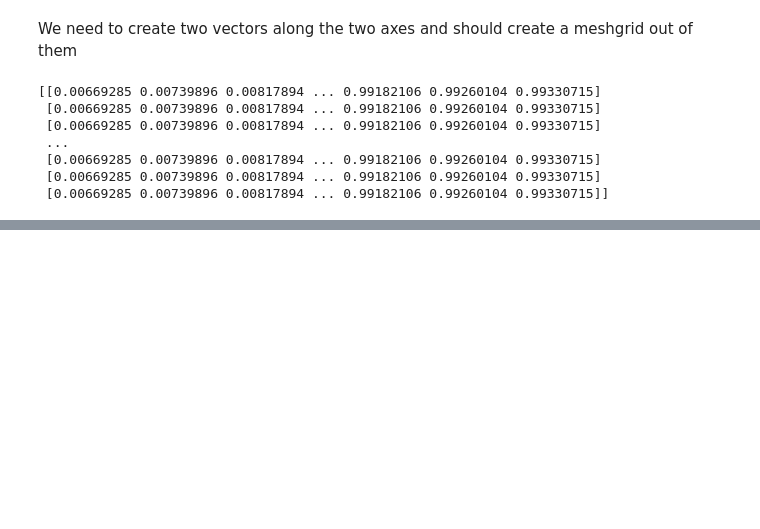
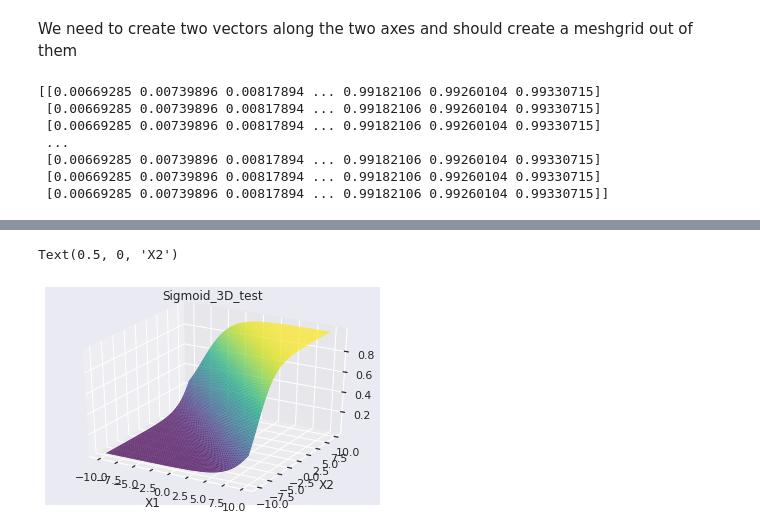
Before and after one commit to aryadeo/NEURAL_NETWORK_BASICS, a Jupyter notebook: Sigmoid_Neuron/Sigmoid_Neuron.ipynb, the cells around one changed output, grey strips where cells are left out. Drawn from its saved outputs; the diff is of its cells as text; code cells hidden in the pictures; blank space fills up the shorter version.

```diff
--- a/Sigmoid_Neuron/Sigmoid_Neuron.ipynb
+++ b/Sigmoid_Neuron/Sigmoid_Neuron.ipynb
@@ -105,0 +119,10 @@ ax.view_init(10,270)
+# %%
+#definig the sigmoid function
+def sigmoid_3D_test(X1,X2,W1,W2,b):
+  return 1/(1+np.exp(-(W1*X1+W2*X2)+b))
+# %%
+#define X1 and X2
+X1=np.linspace(-10,10,100)
+X2=np.linspace(-10,10,100)
+X1_g,X2_g=np.meshgrid(X1,X2)
+Y=sigmoid_3D_test(X1_g,X2_g,0.5,0.5,1)
@@ -105,0 +156,11 @@ ax.view_init(10,270)
+# %%
+ax = plt.axes(projection='3d')
+ax.plot_surface(X1_g,X2_g,Y, rstride=1, cstride=1,cmap='viridis', edgecolor='none')
+ax.set_title('Sigmoid_3D_test')
+plt.xlabel('X1')
+plt.ylabel('X2')
+# plt.zlabel('Y')
+#ax.view_init(30,270)
+# %% [output]
+Text(0.5, 0, 'X2')
+[figure, added]
```
Also changed, not shown: parts of 6 cells of this notebook.
